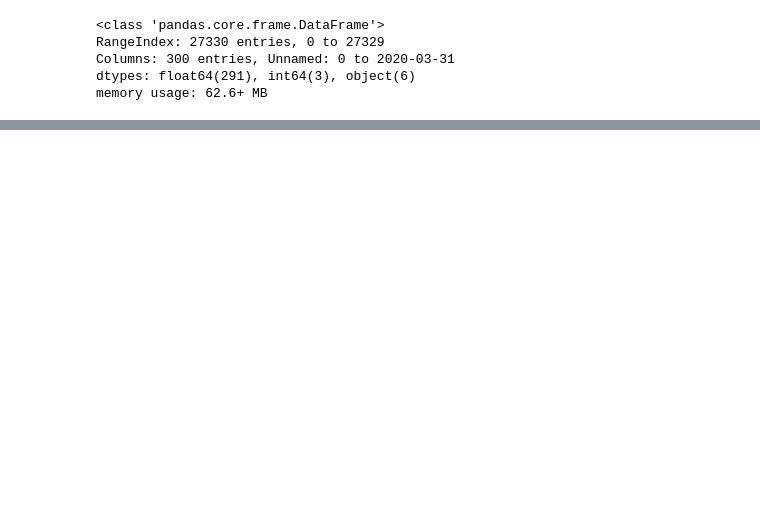
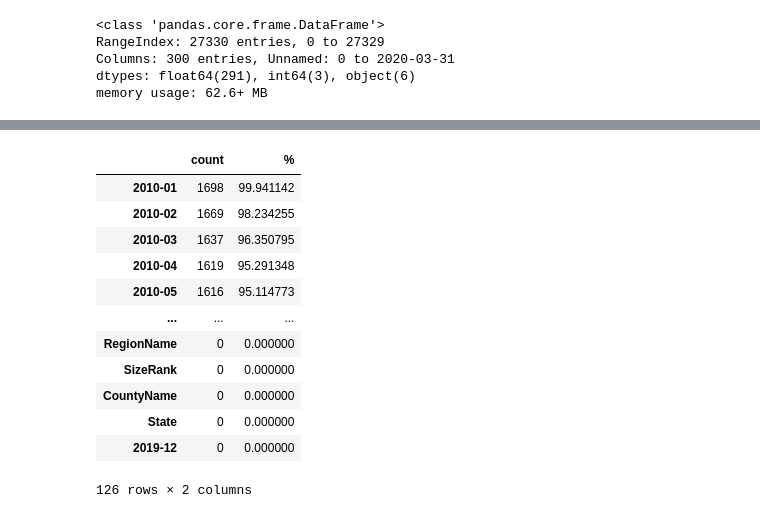
Before and after one commit to devoracer/Capstone_Zillow_DSC, a Jupyter notebook: notebooks/0.2_zillow_capstone_solution.ipynb, the cells around one changed output, grey strips where cells are left out. Drawn from its saved outputs; the diff is of its cells as text; code cells hidden in the pictures; blank space fills up the shorter version.

Commit message:
added formula to figure out missing values as a percent

```diff
--- a/notebooks/0.2_zillow_capstone_solution.ipynb
+++ b/notebooks/0.2_zillow_capstone_solution.ipynb
@@ -57,0 +89,24 @@ memory usage: 62.6+ MB
+# %%
+#Check for missing data
+
+#Count with .sum() the number of missing values .isnull() in each column of
+#home_prices as well as the percentages .mean()` instead of `.sum()`).
+#Order them (increasing or decreasing) using sort_values
+#Call `pd.concat` to present these in a single table (DataFrame) with the helpful column names 'count' and '%'
+missing_df_rent = pd.concat([df_median_rent.isnull().sum(), 100 * df_median_rent.isnull().mean()], axis=1)
+missing_df_rent.columns=['count', '%']
+missing_df_rent.sort_values(by='count', ascending=False)
+# %% [output]
+|  | count | % |
+| 2010-01 | 1698 | 99.941142 |
+| 2010-02 | 1669 | 98.234255 |
+| 2010-03 | 1637 | 96.350795 |
+| 2010-04 | 1619 | 95.291348 |
+| 2010-05 | 1616 | 95.114773 |
+| ... | ... | ... |
+| RegionName | 0 | 0.000000 |
+| SizeRank | 0 | 0.000000 |
+| CountyName | 0 | 0.000000 |
+| State | 0 | 0.000000 |
+| 2019-12 | 0 | 0.000000 |
+126 rows × 2 columns
```
Also changed, not shown: parts of 15 cells of this notebook.
